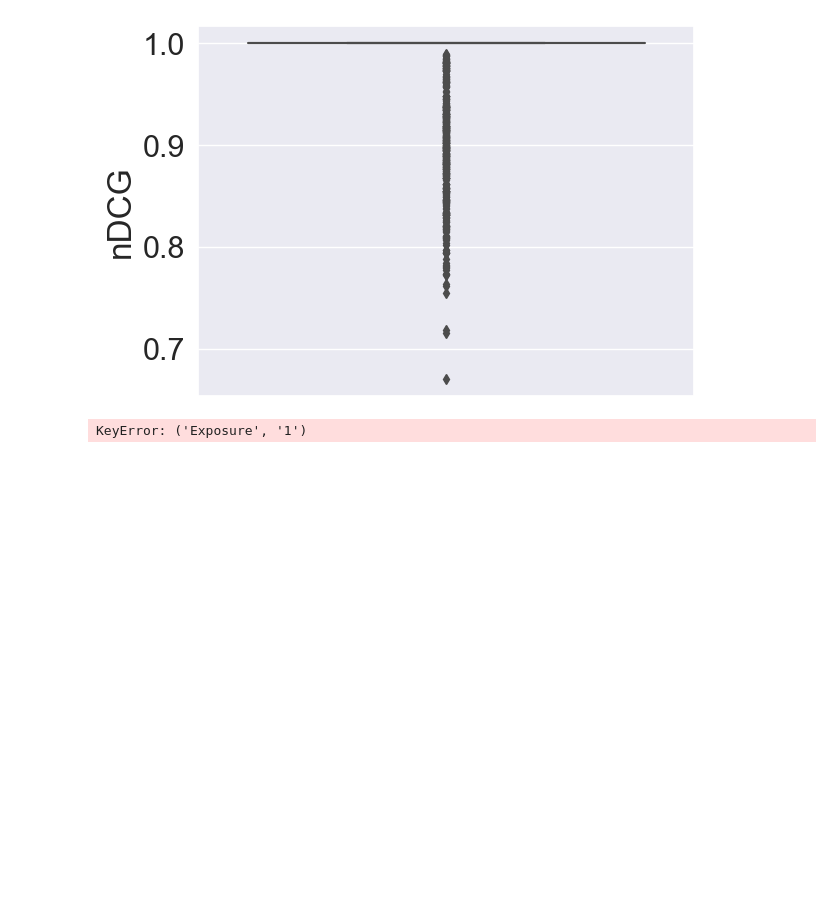
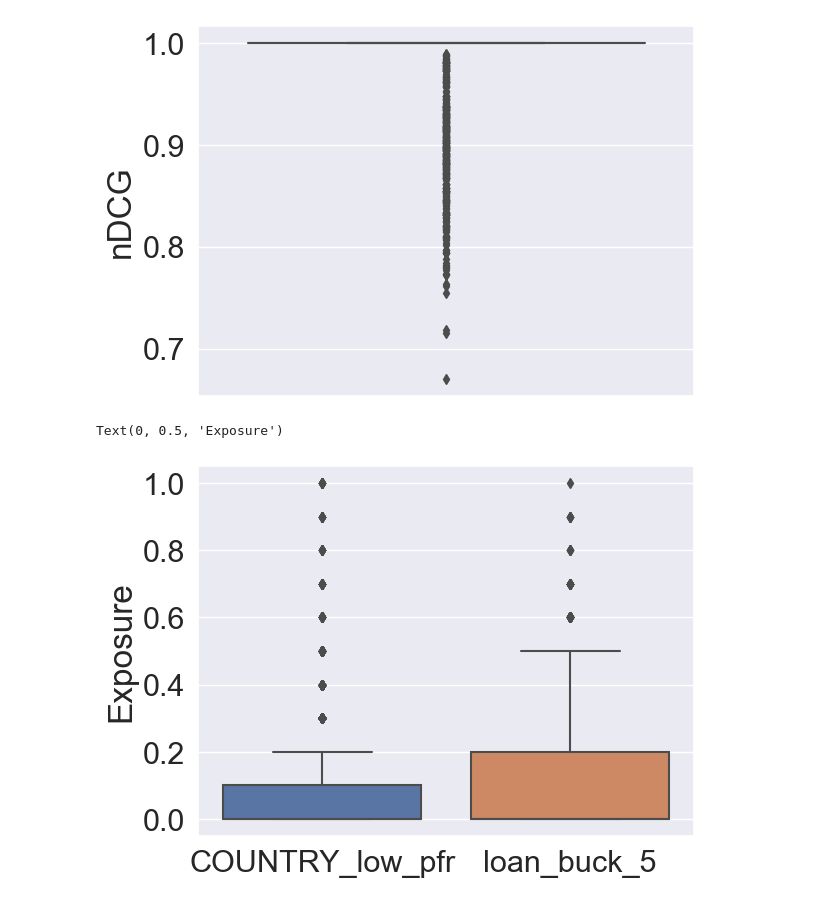
Before and after one commit to that-recsys-lab/scruf_d, a Jupyter notebook: jupyter/process_scruf_output.ipynb, the cells around one changed output. Saved outputs shown, nothing was run; the diff lists cells and outputs as text; code cells hidden in the pictures; blank space fills up the shorter version.

```diff
--- a/jupyter/process_scruf_output.ipynb
+++ b/jupyter/process_scruf_output.ipynb
@@ -97,10 +97,11 @@ ax.set_xticklabels([""])
 [Text(0, 0, '')]
 [figure]
 # %%
-ax = sb.boxplot([output_df[('Exposure', 'COUNTRY_low_pfr')], output_df[('Exposure', '2')]])
-ax.set_xticklabels(['COUNTRY_low_pfr', 'Agent 2'])
+ax = sb.boxplot([output_df[('Exposure', 'COUNTRY_low_pfr')], output_df[('Exposure', 'loan_buck_5')]])
+ax.set_xticklabels(['COUNTRY_low_pfr', 'loan_buck_5'])
 plt.ylabel('Exposure')
 # %% [output]
-KeyError: ('Exposure', '1')
+Text(0, 0.5, 'Exposure')
+[figure, added]
 # %%
 output_df.to_csv('sample_output.csv')
```
Also changed, not shown: 6 other files.
